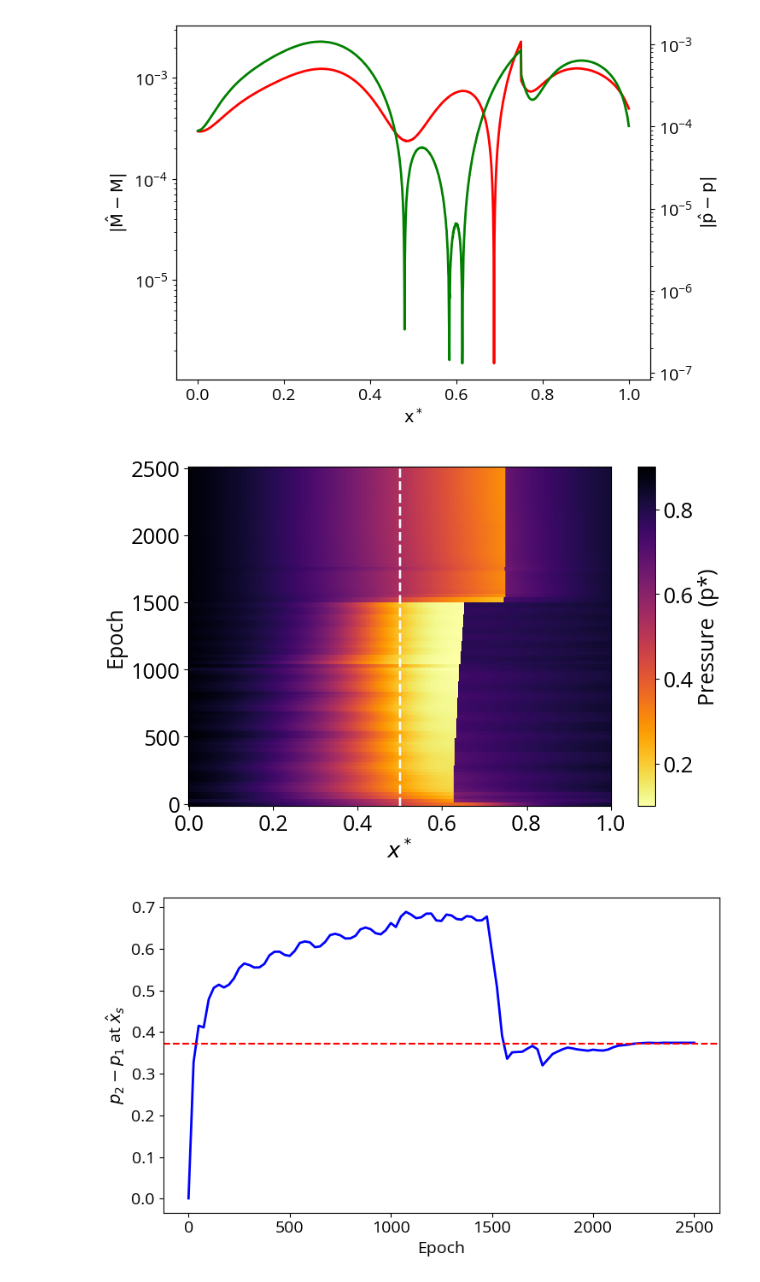
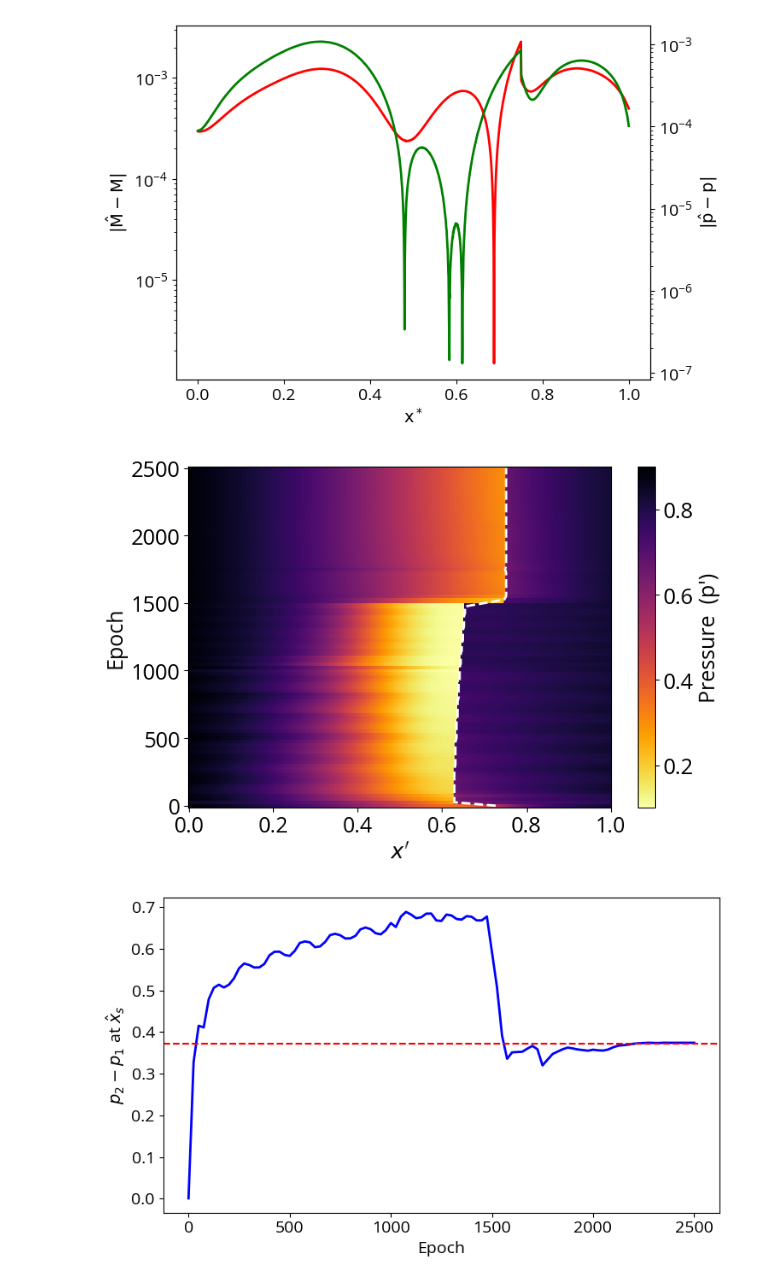
Before and after one commit to Lofty-Brambles/qsnippets, a Jupyter notebook: napc/unsteady_fb_add_pinn.ipynb, the cells around one changed output. Cells and saved outputs as stored; diff of their text form; code cells hidden in the pictures.

```diff
--- a/napc/unsteady_fb_add_pinn.ipynb
+++ b/napc/unsteady_fb_add_pinn.ipynb
@@ -1567,29 +1555,54 @@ plt.show()
 # %%
 # ── Pressure field evolution: x vs training epoch (dual-net snapshots) ─────
 snap_epochs = np.array(field_snapshotter.epochs, dtype=int)
 snap_x = np.linspace(X_START, X_START + X_LENGTH, SNAPSHOT_N_X)
 snap_P = np.asarray(field_snapshotter.P)  # shape (n_snapshots, SNAPSHOT_N_X)
 
+shock_idx = np.argmax(np.abs(np.diff(snap_P, axis=1)), axis=1) + 1
+shocks = snap_x[shock_idx]
+
 fig, ax = plt.subplots(figsize=(7.5, 5))
 im = ax.pcolormesh(snap_x, snap_epochs, snap_P, shading="auto", cmap="inferno_r")
+ax.plot(shocks, snap_epochs, color="white", ls="--", lw=2)
 
-ax.axvline(X_THROAT, color="white", ls="--", lw=2)
-
-ax.set_xlabel("$x^*$", fontsize=18)
+ax.set_xlabel("$x'$", fontsize=18)
 ax.set_ylabel("Epoch", fontsize=18)
 
 cbar = fig.colorbar(im, ax=ax)
-cbar.set_label("Pressure  (p*)", fontsize=18)
+cbar.set_label("Pressure  (p')", fontsize=18)
+
+# P_pre_pred = snap_P[-1, shock_idx[-1] - 1]
+# P_post_pred = snap_P[-1, shock_idx[-1]]
+# P_analytical_pre = P_sup[-1]
+# P_analytical_post = P_post[0]
+
+# cbar.ax.hlines(
+#     [P_analytical_post, P_analytical_pre],
+#     *cbar.ax.get_xlim(),
+#     colors=["deeppink", "deeppink"],
+#     # linestyles="--",
+#     lw=2,
+# )
+
+# cbar.ax.hlines(
+#     [P_post_pred, P_pre_pred],
+#     *cbar.ax.get_xlim(),
+#     colors=["white", "white"],
+#     linestyles="--",
+#     lw=2,
+# )
 
 ax.tick_params(axis="x", labelsize=18)
 ax.tick_params(axis="y", labelsize=18)
 cbar.ax.tick_params(labelsize=18)
 
 plt.tight_layout()
-plt.savefig("saved_figures/cd_nozzle_dual_net_pressure_field_evolution.svg", bbox_inches="tight")
+plt.savefig(
+    "saved_figures/cd_nozzle_dual_net_pressure_field_evolution.png", dpi=600
+)
 plt.show()
 # %% [output]
-[figure, old version]
+[figure, new version]
 # %%
 snap_P = np.asarray(field_snapshotter.P)
 
```
Also changed, not shown: parts of 7 cells of this notebook, 8 other files.
